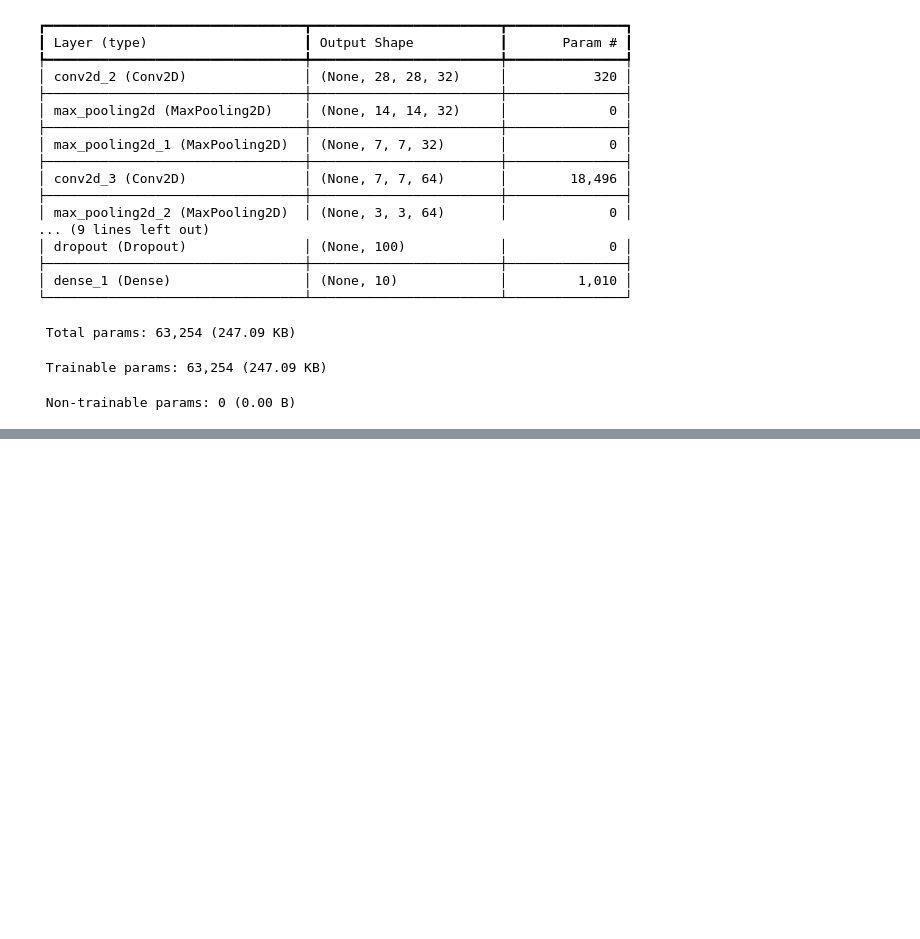
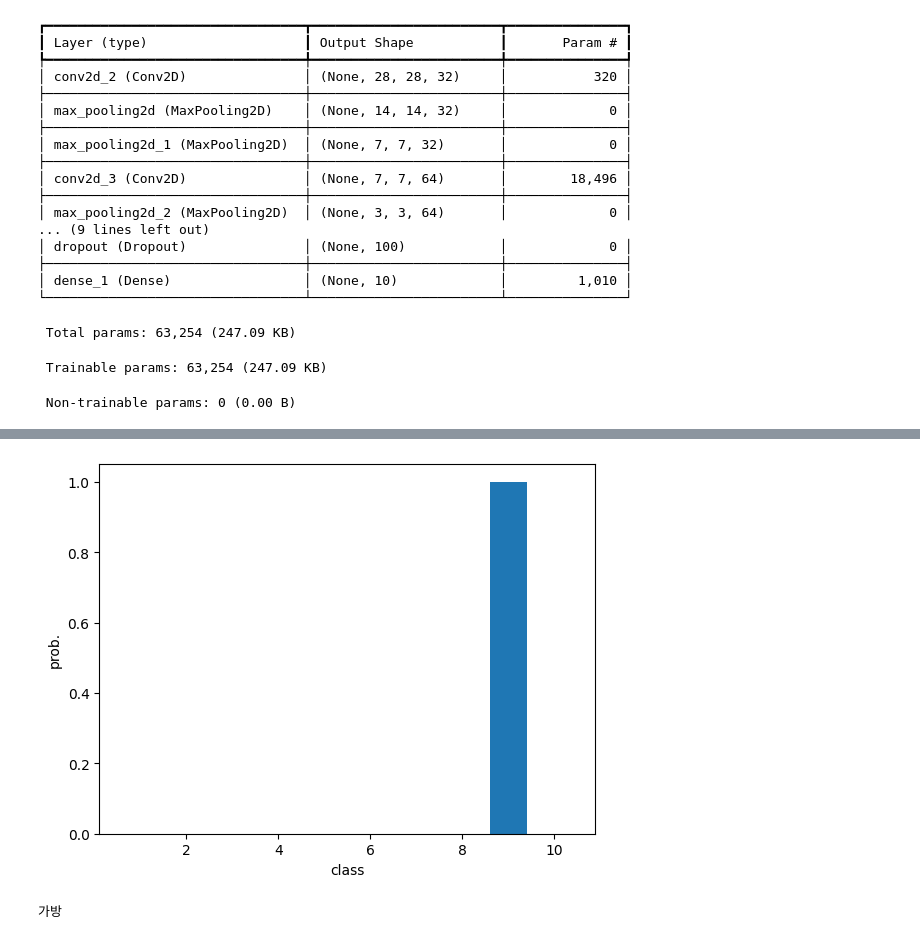
Before and after one commit to jameskaten/HonGong_Machine_Learning, a Jupyter notebook: 8_2_CNN.ipynb, the cells around one changed output, grey strips where cells are left out. Drawn from its saved outputs; the diff is of its cells as text; code cells hidden in the pictures; blank space fills up the shorter version.

```diff
--- a/8_2_CNN.ipynb
+++ b/8_2_CNN.ipynb
@@ -67,0 +130,7 @@ Model: "sequential_2"
+# %%
+plt.bar(range(1, 11), preds[0])
+plt.xlabel('class')
+plt.ylabel('prob.')
+plt.show()
+# %% [output]
+[figure, added]
@@ -67,0 +140,5 @@ Model: "sequential_2"
+# %%
+import numpy as np
+print(classes[np.argmax(preds)])
+# %% [output]
+가방
```
Also changed, not shown: parts of 11 cells of this notebook.
